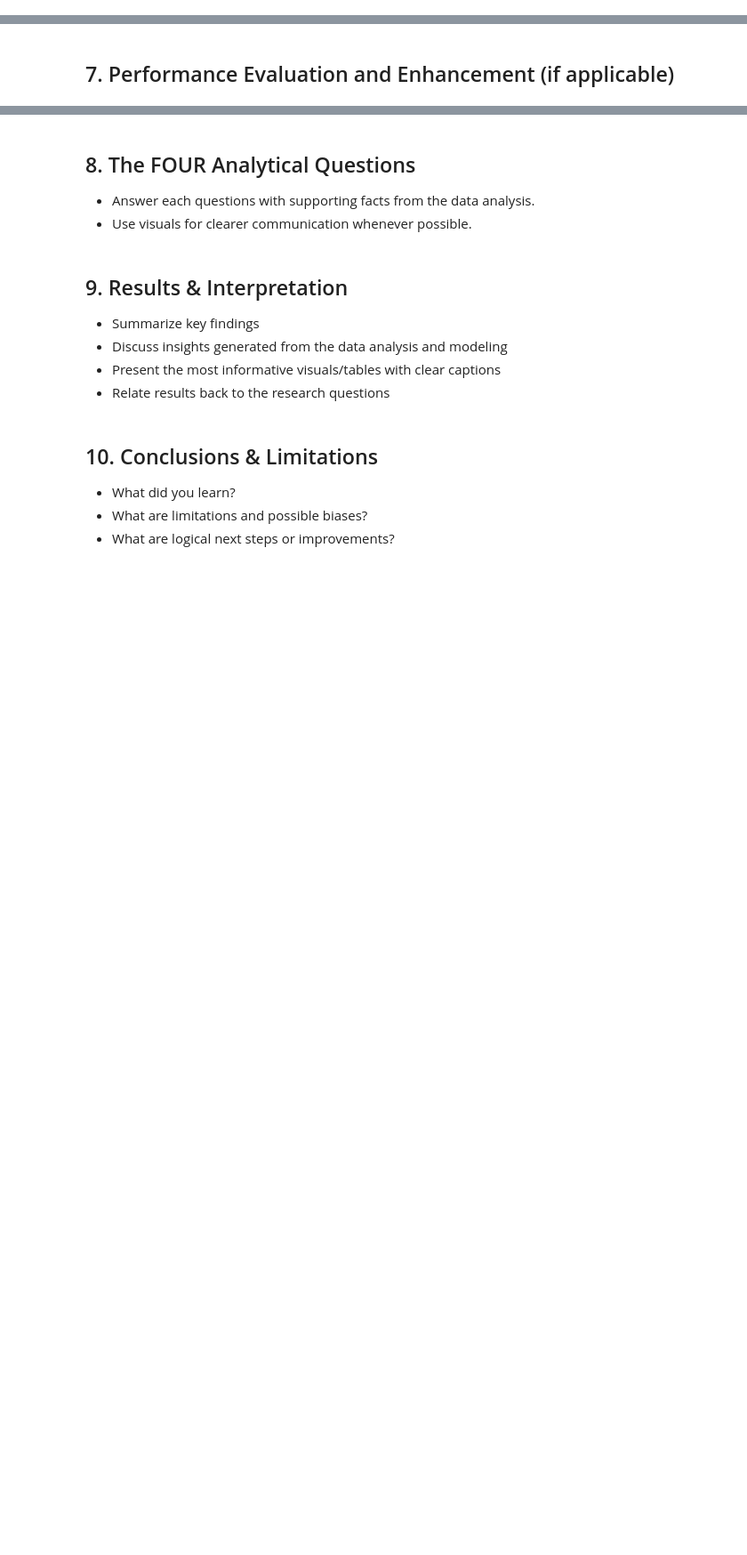
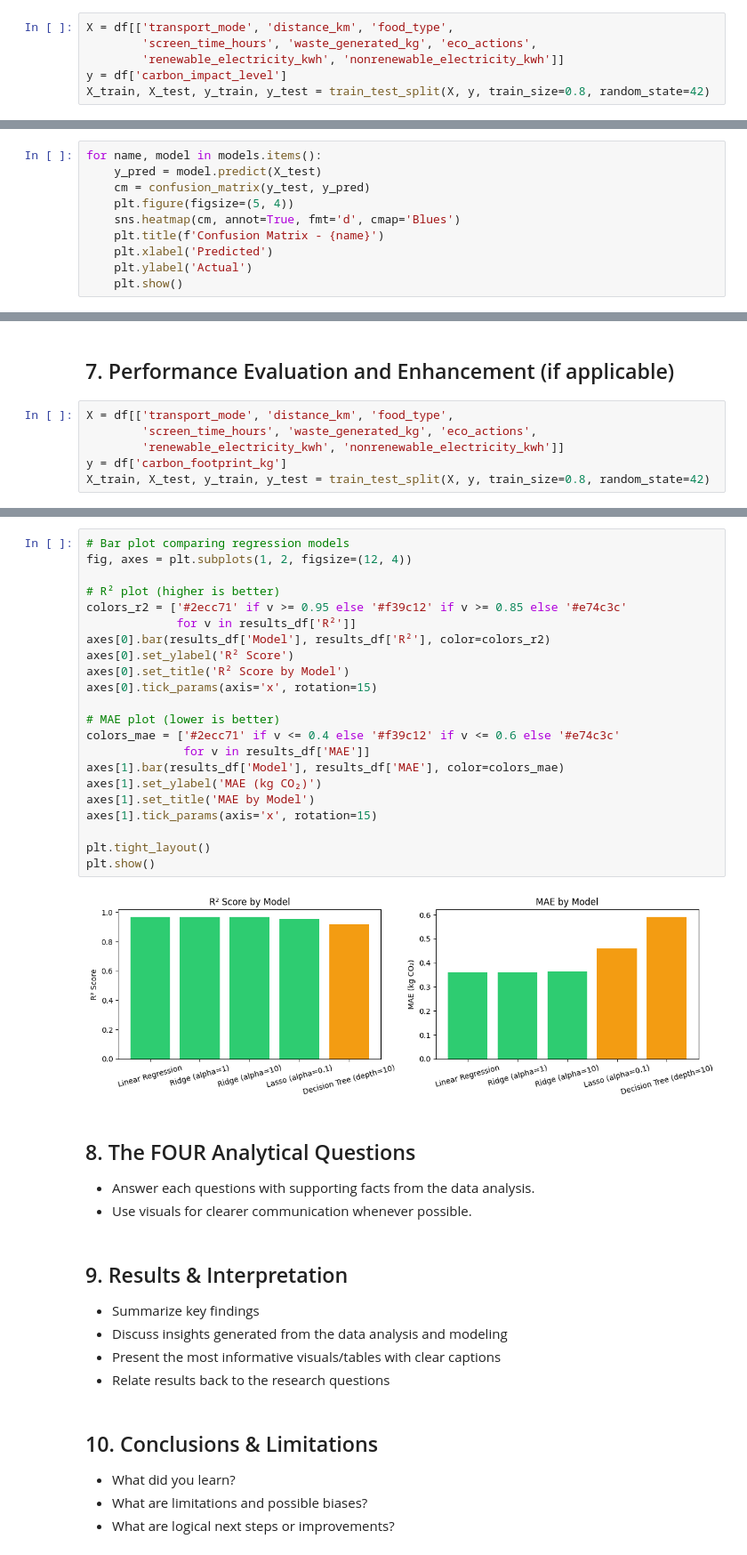
Before and after one commit to XunMMU/dsf-carbon, a Jupyter notebook: TT3L_G01_Notebook.ipynb, the cells around one changed output, grey strips where cells are left out. Shown at 89% size. Saved outputs shown, nothing was run; the diff lists cells and outputs as text; blank space fills up the shorter version.

```diff
--- a/TT3L_G01_Notebook.ipynb
+++ b/TT3L_G01_Notebook.ipynb
@@ -462,2 +524,8 @@ np.float64(0.36093050254075415)
 # %% [markdown]
 Classification
+# %%
+X = df[['transport_mode', 'distance_km', 'food_type',
+        'screen_time_hours', 'waste_generated_kg', 'eco_actions',
+        'renewable_electricity_kwh', 'nonrenewable_electricity_kwh']]
+y = df['carbon_impact_level']
+X_train, X_test, y_train, y_test = train_test_split(X, y, train_size=0.8, random_state=42)
@@ -463,0 +574,10 @@ Classification
+# %%
+for name, model in models.items():
+    y_pred = model.predict(X_test)
+    cm = confusion_matrix(y_test, y_pred)
+    plt.figure(figsize=(5, 4))
+    sns.heatmap(cm, annot=True, fmt='d', cmap='Blues')
+    plt.title(f'Confusion Matrix - {name}')
+    plt.xlabel('Predicted')
+    plt.ylabel('Actual')
+    plt.show()
@@ -464,2 +588,8 @@ Classification
 # %% [markdown]
 ## 7. Performance Evaluation and Enhancement (if applicable)
+# %%
+X = df[['transport_mode', 'distance_km', 'food_type',
+        'screen_time_hours', 'waste_generated_kg', 'eco_actions',
+        'renewable_electricity_kwh', 'nonrenewable_electricity_kwh']]
+y = df['carbon_footprint_kg']
+X_train, X_test, y_train, y_test = train_test_split(X, y, train_size=0.8, random_state=42)
@@ -466,3 +629,27 @@ Classification
+# %%
+# Bar plot comparing regression models
+fig, axes = plt.subplots(1, 2, figsize=(12, 4))
+
+# R² plot (higher is better)
+colors_r2 = ['#2ecc71' if v >= 0.95 else '#f39c12' if v >= 0.85 else '#e74c3c'
+             for v in results_df['R²']]
+axes[0].bar(results_df['Model'], results_df['R²'], color=colors_r2)
+axes[0].set_ylabel('R² Score')
+axes[0].set_title('R² Score by Model')
+axes[0].tick_params(axis='x', rotation=15)
+
+# MAE plot (lower is better)
+colors_mae = ['#2ecc71' if v <= 0.4 else '#f39c12' if v <= 0.6 else '#e74c3c'
+              for v in results_df['MAE']]
+axes[1].bar(results_df['Model'], results_df['MAE'], color=colors_mae)
+axes[1].set_ylabel('MAE (kg CO₂)')
+axes[1].set_title('MAE by Model')
+axes[1].tick_params(axis='x', rotation=15)
+
+plt.tight_layout()
+plt.show()
+# %% [output]
+[figure, added]
 # %% [markdown]
 ## 8. The FOUR Analytical Questions
 - Answer each questions with supporting facts from the data analysis.
```
Also changed, not shown: parts of 37 cells of this notebook, 5 other files.
